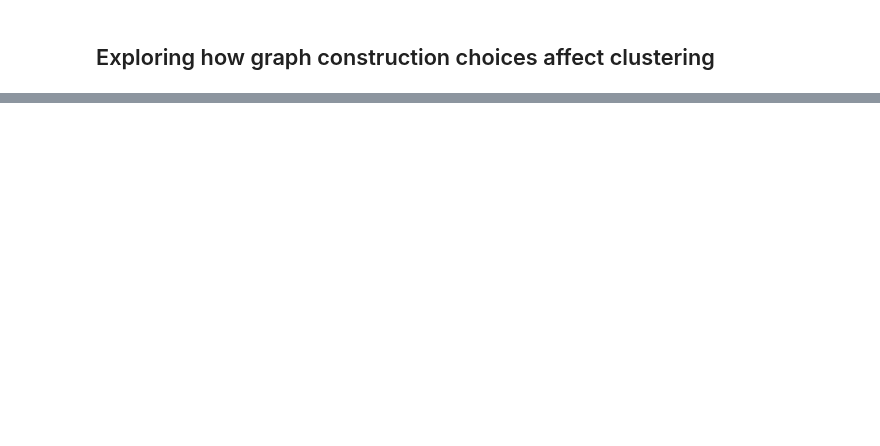
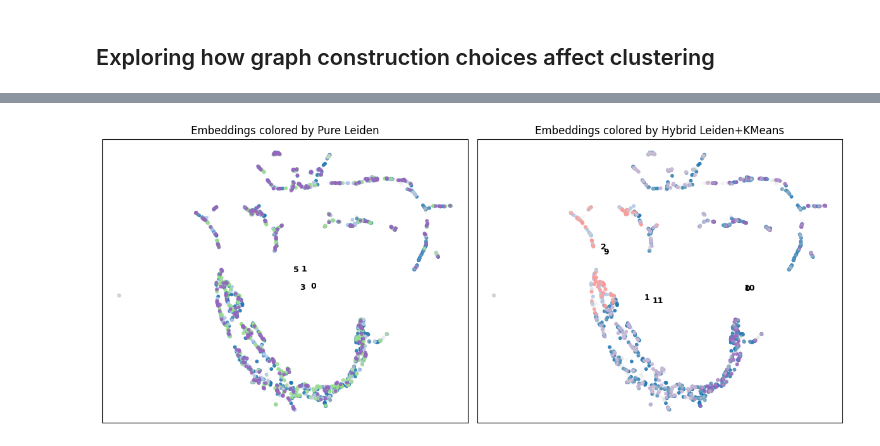
Before and after one commit to UCD-BDLab/BioNeuralNet, a Jupyter notebook: bioneuralnet/clustering/leiden_notebook.ipynb, the cells around one changed output, grey strips where cells are left out. Drawn from its saved outputs; the diff is of its cells as text; code cells hidden in the pictures; blank space fills up the shorter version.

```diff
--- a/bioneuralnet/clustering/leiden_notebook.ipynb
+++ b/bioneuralnet/clustering/leiden_notebook.ipynb
@@ -466,0 +547,67 @@ plt.show()
+# %%
+def plot_umap_clusters(x, y, labels, title, highlight=None):
+    """
+    x, y      : 1D arrays with UMAP coordinates
+    labels    : 1D array of cluster labels (ints)
+    highlight : list/set of cluster IDs to emphasize (others will be grey)
+    """
+    x = np.asarray(x)
+    y = np.asarray(y)
+    labels = np.asarray(labels)
+
+    if highlight is not None:
+        highlight = set(highlight)
+
+    unique = np.unique(labels)
+    base_cmap = plt.cm.get_cmap("tab20", len(unique))
+
+    for i, cid in enumerate(unique):
+        mask = labels == cid
+
+        # color + alpha depending on whether it's highlighted
+        if highlight is None or cid in highlight:
+            color = base_cmap(i % base_cmap.N)
+            alpha = 0.9
+        else:
+            color = "lightgrey"
+            alpha = 0.15
+
+        plt.scatter(
+            x[mask],
+            y[mask],
+            s=18,
+            color=color,
+            alpha=alpha,
+            edgecolors="none",
+        )
+
+        # only label highlighted clusters
+        if highlight is None or cid in highlight:
+            cx, cy = x[mask].mean(), y[mask].mean()
+            plt.text(cx, cy, str(cid), fontsize=9, weight="bold")
+
+    plt.title(title)
+    plt.xticks([]); plt.yticks([])
+
+plt.figure(figsize=(12, 5))
+pure_pam50_clusters = [0, 1, 3, 5]
+hybrid_pam50_clusters = [0, 1, 2, 9, 10, 11]
+
+plt.subplot(1, 2, 1)
+plot_umap_clusters(
+    x, y, labels_leiden_best,
+    title="Embeddings colored by Pure Leiden",
+    highlight=pure_pam50_clusters,
+)
+
+plt.subplot(1, 2, 2)
+plot_umap_clusters(
+    x, y, labels_hybrid_best,
+    title="Embeddings colored by Hybrid Leiden+KMeans",
+    highlight=hybrid_pam50_clusters,
+)
+
+plt.tight_layout()
+plt.show()
+# %% [output]
+[figure, added]
```
Also changed, not shown: parts of 79 cells of this notebook.
